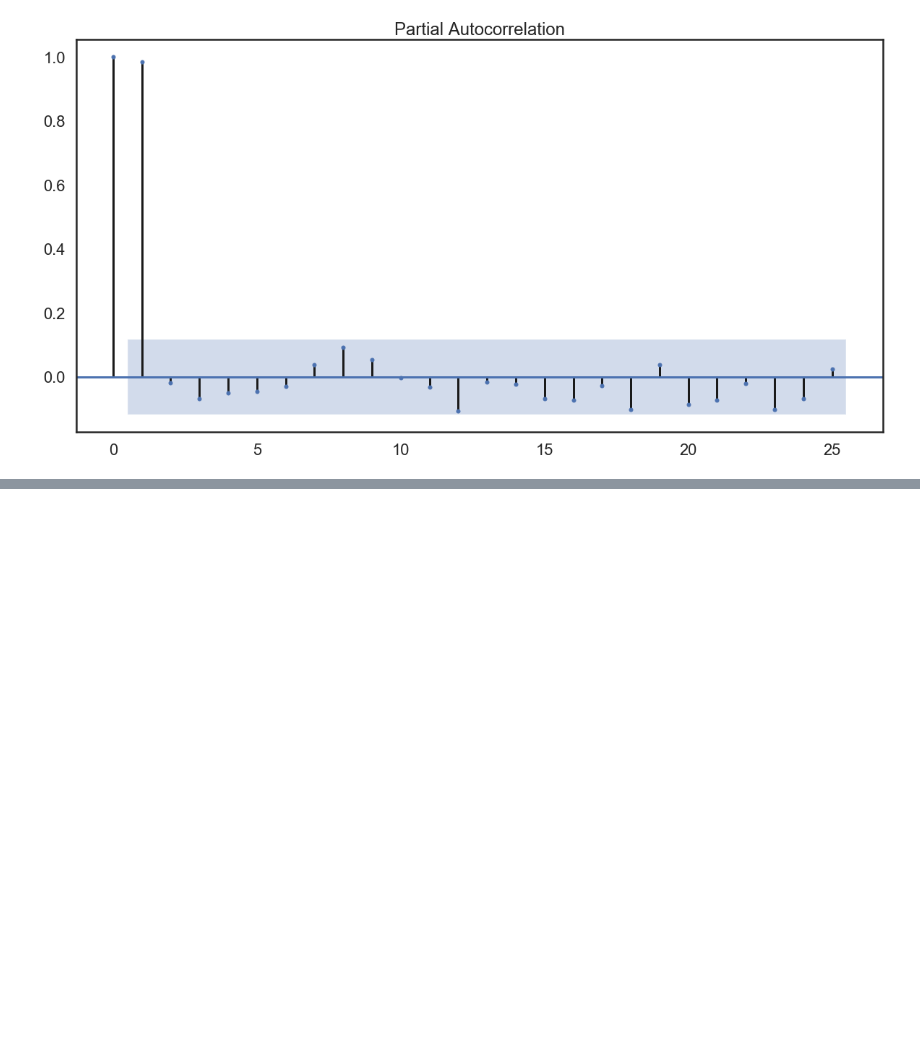
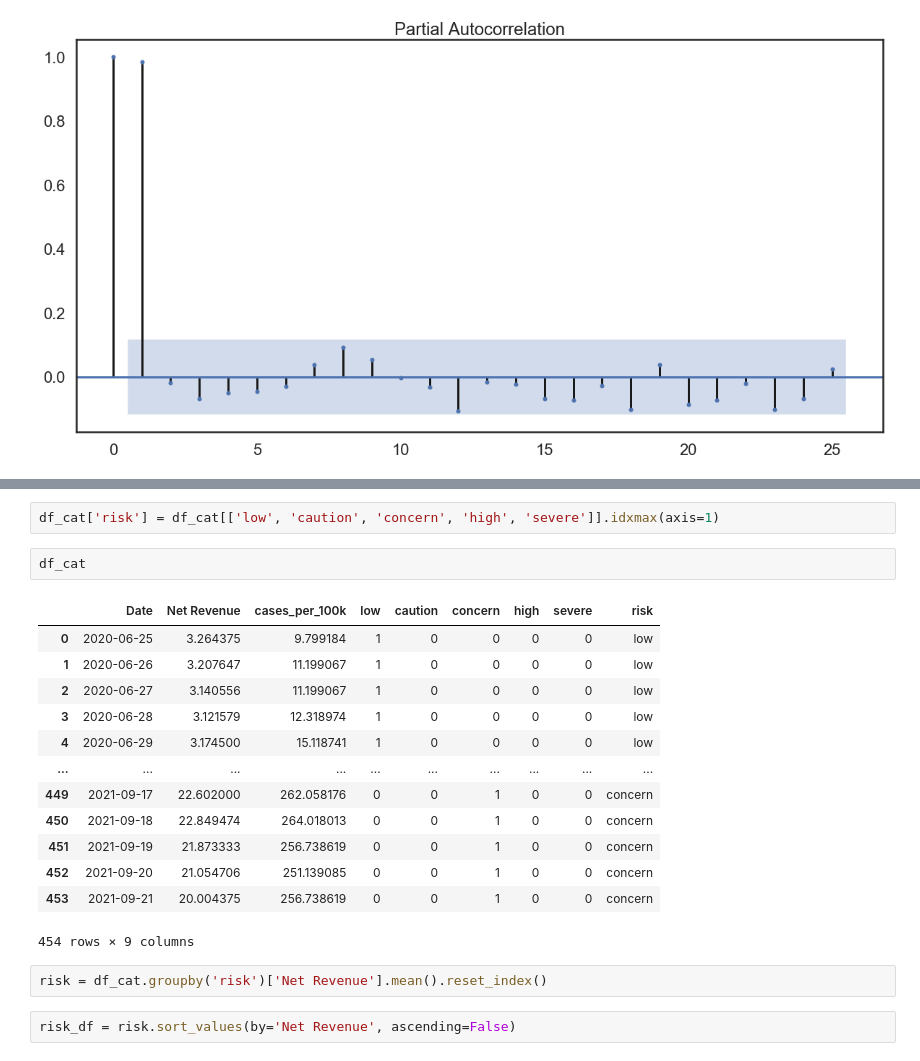
Before and after one commit to davidfox87/EV_forecasting, a Jupyter notebook: EDA.ipynb, the cells around one changed output, grey strips where cells are left out. Saved outputs shown, nothing was run; the diff lists cells and outputs as text; blank space fills up the shorter version.

```diff
--- a/EDA.ipynb
+++ b/EDA.ipynb
@@ -574,0 +596,22 @@ plot_pacf(df3_['cases_per_100k'])
+# %%
+df_cat['risk'] = df_cat[['low', 'caution', 'concern', 'high', 'severe']].idxmax(axis=1)
+# %%
+df_cat
+# %% [output]
+|  | Date | Net Revenue | cases_per_100k | low | caution | concern | high | severe | risk |
+| 0 | 2020-06-25 | 3.264375 | 9.799184 | 1 | 0 | 0 | 0 | 0 | low |
+| 1 | 2020-06-26 | 3.207647 | 11.199067 | 1 | 0 | 0 | 0 | 0 | low |
+| 2 | 2020-06-27 | 3.140556 | 11.199067 | 1 | 0 | 0 | 0 | 0 | low |
+| 3 | 2020-06-28 | 3.121579 | 12.318974 | 1 | 0 | 0 | 0 | 0 | low |
+| 4 | 2020-06-29 | 3.174500 | 15.118741 | 1 | 0 | 0 | 0 | 0 | low |
+| ... | ... | ... | ... | ... | ... | ... | ... | ... | ... |
+| 449 | 2021-09-17 | 22.602000 | 262.058176 | 0 | 0 | 1 | 0 | 0 | concern |
+| 450 | 2021-09-18 | 22.849474 | 264.018013 | 0 | 0 | 1 | 0 | 0 | concern |
+| 451 | 2021-09-19 | 21.873333 | 256.738619 | 0 | 0 | 1 | 0 | 0 | concern |
+| 452 | 2021-09-20 | 21.054706 | 251.139085 | 0 | 0 | 1 | 0 | 0 | concern |
+| 453 | 2021-09-21 | 20.004375 | 256.738619 | 0 | 0 | 1 | 0 | 0 | concern |
+454 rows × 9 columns
+# %%
+risk = df_cat.groupby('risk')['Net Revenue'].mean().reset_index()
+# %%
+risk_df = risk.sort_values(by='Net Revenue', ascending=False)
```
Also changed, not shown: parts of 12 cells of this notebook.
